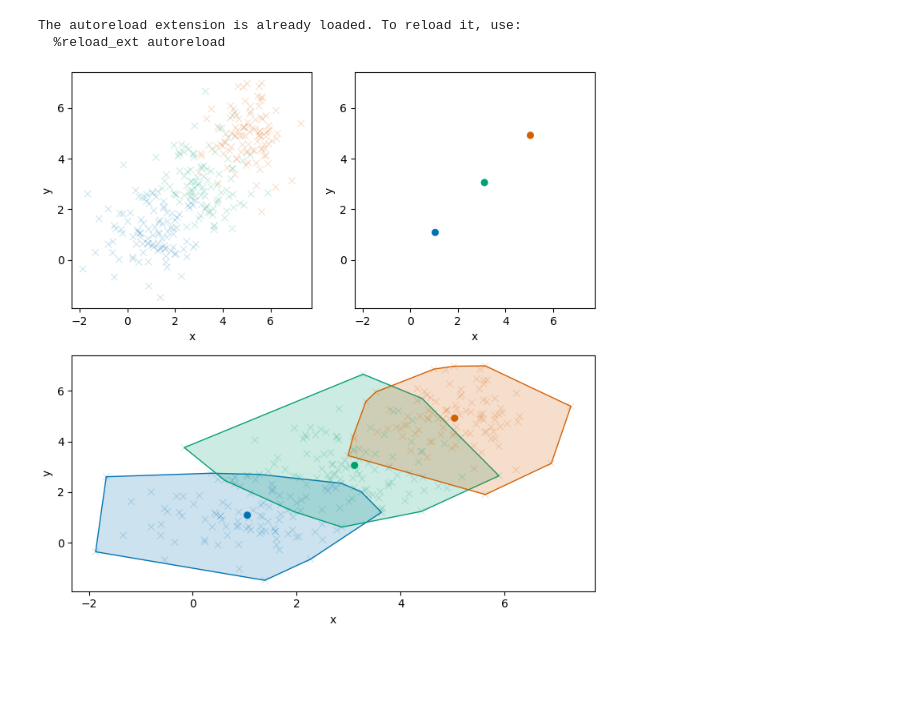
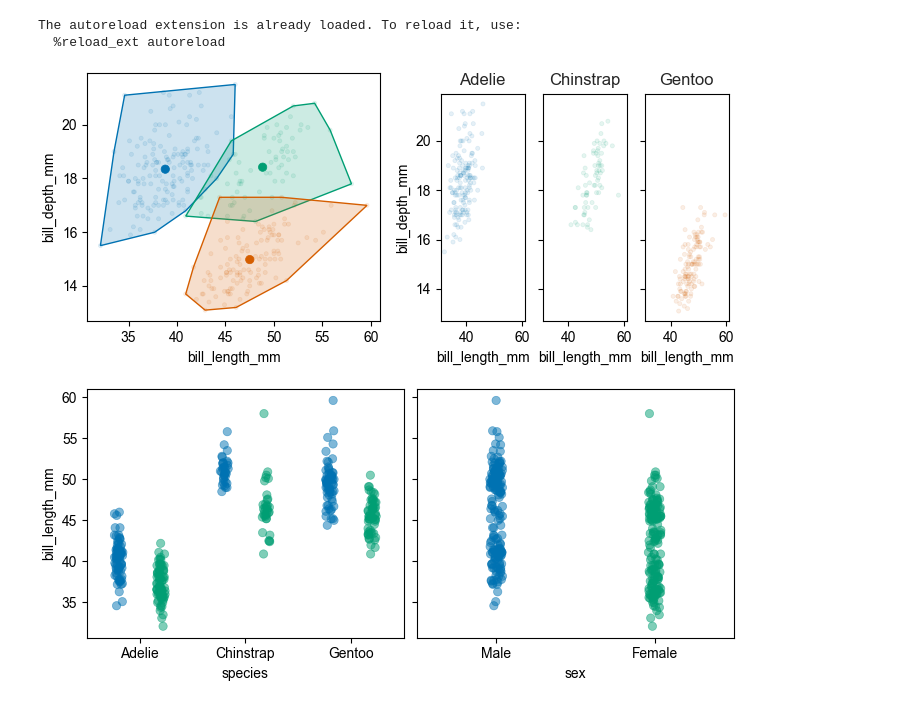
Before and after one commit to aleixalcacer/escodrinyar, a Jupyter notebook: examples/convexhull.ipynb, the cells around one changed output. Drawn from its saved outputs; the diff is of its cells as text; code cells hidden in the pictures; blank space fills up the shorter version.

```diff
--- a/examples/convexhull.ipynb
+++ b/examples/convexhull.ipynb
@@ -18,7 +16,8 @@ import matplotlib.pyplot as plt
 
 # set to default
 plt.style.use('default')
+theme = "seaborn-v0_8-colorblind"
+plt.style.use(theme)
 
-theme = "seaborn-v0_8-colorblind"
-so.Plot.config.theme.update(style.library[theme])
-plt.style.use(theme)
+import matplotlib as mpl
+so.Plot.config.theme.update(mpl.rcParams)
@@ -32,19 +24,34 @@ for loc in [1, 3, 5]:
+# %%
+import seaborn as sns
+penguins = sns.load_dataset("penguins")
 # %%
 points = (
-    sc.Plot(data=df, x='x', y='y', color='loc')
-    .add(so.Dot(marker='x', alpha=0.2))
+    sc.Plot(data=penguins, x='bill_length_mm', y='bill_depth_mm', color='species')
+    .add(so.Dot(marker='.', alpha=0.1))
 )
 
 centroids = (
-    sc.Plot(data=df, x='x', y='y', color='loc')
+    sc.Plot(data=penguins, x='bill_length_mm', y='bill_depth_mm', color='species')
     .add(so.Dot(alpha=1e-8))  # keep axis limits
     .add(so.Dot(), sc.Agg2d())
 )
 chull = (
-    sc.Plot(data=df, x='x', y='y', color='loc')
+    sc.Plot(data=penguins, x='bill_length_mm', y='bill_depth_mm', color='species')
     .add(sc.ConvexHull(edgewidth=1))
 )
 # %%
-(points + centroids | chull * points * centroids).opts(figsize=(7, 7))
+(
+        points * chull * centroids + points.facet('species')
+).opts(figsize=(7, 3))
 # %% [output]
-[figure, old version]
+[figure, new version]
+# %%
+(
+    sc.Layout([[
+        sc.Plot(data=penguins, y='bill_length_mm', color='sex')
+    .add(so.Dot(alpha=0.5), so.Dodge(empty="drop", by=['color']), so.Jitter())
+    .pair(x=['species', 'sex'])
+        ]])
+).opts(figsize=(7, 3))
+# %% [output]
+[figure, added]
```
Also changed, not shown: parts of 2 cells of this notebook, 6 other files.
